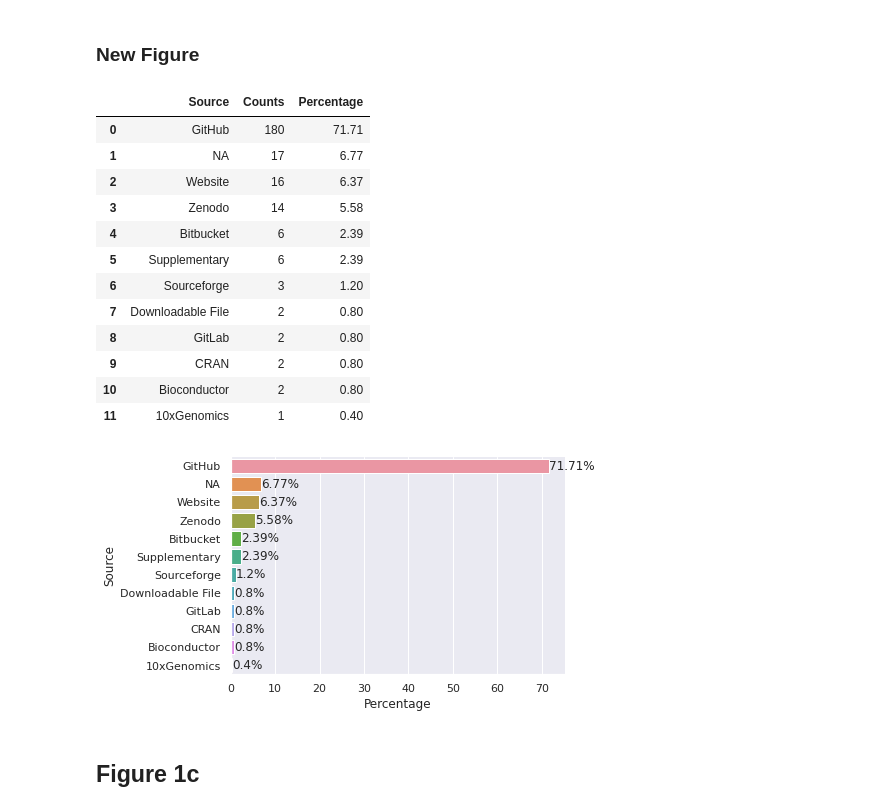
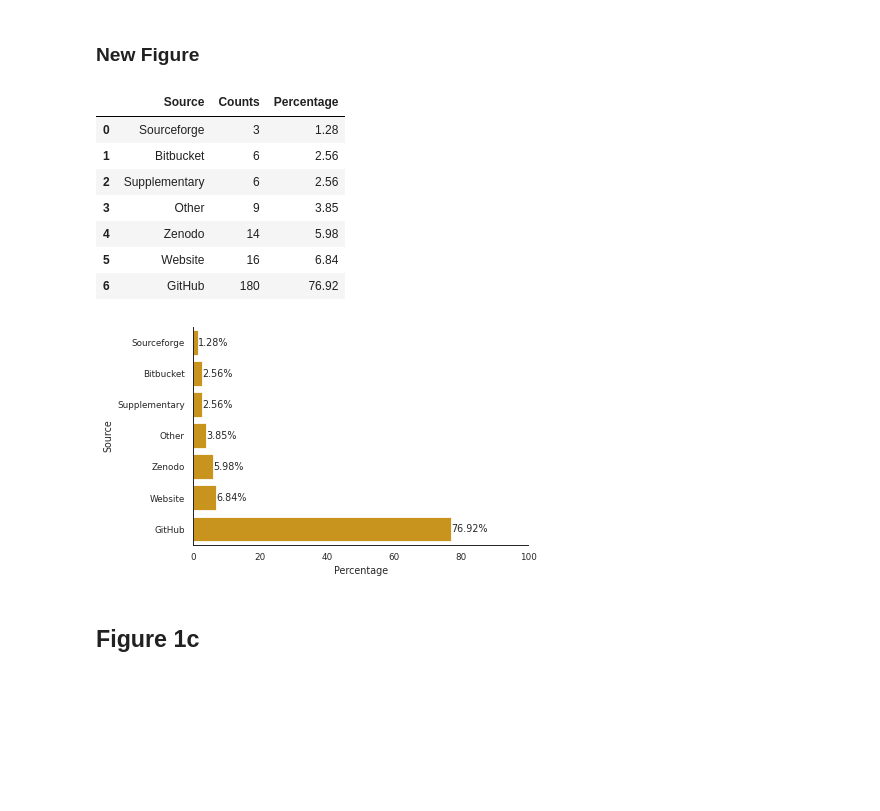
Before and after one commit to Mangul-Lab-USC/code-availability, a Jupyter notebook: notebooks/Figures.ipynb, the cells around one changed output. Saved outputs shown, nothing was run; the diff lists cells and outputs as text; code cells hidden in the pictures; blank space fills up the shorter version.

Commit message:
updated figures

```diff
--- a/notebooks/Figures.ipynb
+++ b/notebooks/Figures.ipynb
@@ -154,60 +156,70 @@ plt.show()
 # %% [markdown]
 ### New Figure
 # %%
+#replace upon request with no in the Data availability column of the data
+df_modified = df.copy()
+df_modified.loc[df_modified['If Code availability = yes, where do they share code (supplementary/ GitHub/ other)'] == 'Downloadable File', 'If Code availability = yes, where do they share code (supplementary/ GitHub/ other)'] = 'Other'
+df_modified.loc[df_modified['If Code availability = yes, where do they share code (supplementary/ GitHub/ other)'] == 'GitLab', 'If Code availability = yes, where do they share code (supplementary/ GitHub/ other)'] = 'Other'
+df_modified.loc[df_modified['If Code availability = yes, where do they share code (supplementary/ GitHub/ other)'] == 'CRAN', 'If Code availability = yes, where do they share code (supplementary/ GitHub/ other)'] = 'Other'
+df_modified.loc[df_modified['If Code availability = yes, where do they share code (supplementary/ GitHub/ other)'] == 'Bioconductor', 'If Code availability = yes, where do they share code (supplementary/ GitHub/ other)'] = 'Other'
+df_modified.loc[df_modified['If Code availability = yes, where do they share code (supplementary/ GitHub/ other)'] == '10xGenomics', 'If Code availability = yes, where do they share code (supplementary/ GitHub/ other)'] = 'Other'
+
 #create dataframe of counts
-df_temp=pd.DataFrame({'individual counts': df['If Code availability = yes, where do they share code (supplementary/ GitHub/ other)'].value_counts()}).reset_index()
-
+df_temp=pd.DataFrame({'Counts': df_modified['If Code availability = yes, where do they share code (supplementary/ GitHub/ other)'].value_counts()}).reset_index()
+#rename columns
+df_temp=df_temp.rename(columns={"index":"Source"})
 #adding Github,Zenodo to Github and Zenodo Counts
-df_temp.loc[0,'individual counts'] += df_temp.loc[5,'individual counts']
-df_temp.loc[3,'individual counts'] += df_temp.loc[5,'individual counts']
-df_temp = df_temp.drop(5)
+df_temp.loc[df_temp['Source']=='GitHub','Counts'] += int(df_temp.loc[df_temp['Source']=='GitHub, Zenodo','Counts'])
+df_temp.loc[df_temp['Source']=='Zenodo','Counts'] += int(df_temp.loc[df_temp['Source']=='GitHub, Zenodo','Counts'])
+df_temp = df_temp.drop(df_temp.loc[df_temp['Source']=='GitHub, Zenodo'].index[0])
 
 #adding Github,Supplementary to Github and Supplementary Counts
-df_temp.loc[0,'individual counts'] += df_temp.loc[13,'individual counts']
-df_temp.loc[6,'individual counts'] += df_temp.loc[13,'individual counts']
-df_temp = df_temp.drop(13)
+df_temp.loc[df_temp['Source']=='GitHub','Counts'] += int(df_temp.loc[df_temp['Source']=='GitHub, Supplementary','Counts'])
+df_temp.loc[df_temp['Source']=='Supplementary','Counts'] += int(df_temp.loc[df_temp['Source']=='GitHub, Supplementary','Counts'])
+df_temp = df_temp.drop(df_temp.loc[df_temp['Source']=='GitHub, Supplementary'].index[0])
 
 #adding Website,Github to Github and Website Counts
-df_temp.loc[0,'individual counts'] += df_temp.loc[14,'individual counts']
-df_temp.loc[2,'individual counts'] += df_temp.loc[14,'individual counts']
-df_temp = df_temp.drop(14)
+df_temp.loc[df_temp['Source']=='GitHub','Counts'] += int(df_temp.loc[df_temp['Source']=='Website, Github','Counts'])
+df_temp.loc[df_temp['Source']=='Website','Counts'] += int(df_temp.loc[df_temp['Source']=='Website, Github','Counts'])
+df_temp = df_temp.drop(df_temp.loc[df_temp['Source']=='Website, Github'].index[0])
 
-#rename columns
-df_temp=df_temp.rename(columns={"index":"Source","individual counts":"Counts"})
+#drop NA row
+df_temp = df_temp.drop(df_temp.loc[df_temp['Source']=='NA'].index[0])
+
 
 #add percentage column
 df_temp['Percentage'] = (df_temp['Counts']/df_temp['Counts'].sum()) * 100
 df_temp['Percentage']=df_temp['Percentage'].round(2)
+
+#sort data by percentage
+df_temp=df_temp.sort_values('Percentage', ascending=True)
+
 df_temp=df_temp.reset_index()
 df_temp=df_temp.drop('index', axis=1)
 df_temp
 # %% [output]
 |  | Source | Counts | Percentage |
-| 0 | GitHub | 180 | 71.71 |
-| 1 | NA | 17 | 6.77 |
-| 2 | Website | 16 | 6.37 |
-| 3 | Zenodo | 14 | 5.58 |
-| 4 | Bitbucket | 6 | 2.39 |
-| 5 | Supplementary | 6 | 2.39 |
-| 6 | Sourceforge | 3 | 1.20 |
-| 7 | Downloadable File | 2 | 0.80 |
-| 8 | GitLab | 2 | 0.80 |
-| 9 | CRAN | 2 | 0.80 |
-| 10 | Bioconductor | 2 | 0.80 |
-| 11 | 10xGenomics | 1 | 0.40 |
+| 0 | Sourceforge | 3 | 1.28 |
+| 1 | Bitbucket | 6 | 2.56 |
+| 2 | Supplementary | 6 | 2.56 |
+| 3 | Other | 9 | 3.85 |
+| 4 | Zenodo | 14 | 5.98 |
+| 5 | Website | 16 | 6.84 |
+| 6 | GitHub | 180 | 76.92 |
 # %%
-sns.set_context("paper")
-sns.set_palette("pastel")
+sns.set_style("white")
+sns.set_context("paper",font_scale=1)
+#sns.set_palette("pastel")
 rcParams['font.family'] = 'sans-serif'
-sns.set(font_scale=1)
-
-sns.barplot(data=df_temp, x='Percentage',y='Source')
+colors = ["#E69F00"]
+sns.barplot(data=df_temp, x='Percentage',y='Source', palette=colors)
+plt.xlim(0,100)
 for index, row in df_temp.iterrows():
     plt.annotate(f'{row["Percentage"]}%', xy=(row['Percentage'],index),ha='left', va='center')
 sns.despine()
 plt.show()
 # %% [output]
-[figure, old version]
+[figure, new version]
 # %% [markdown]
 ## Figure 1c
 # %% [markdown]
```
Also changed, not shown: parts of 29 cells of this notebook, 8 other files.
